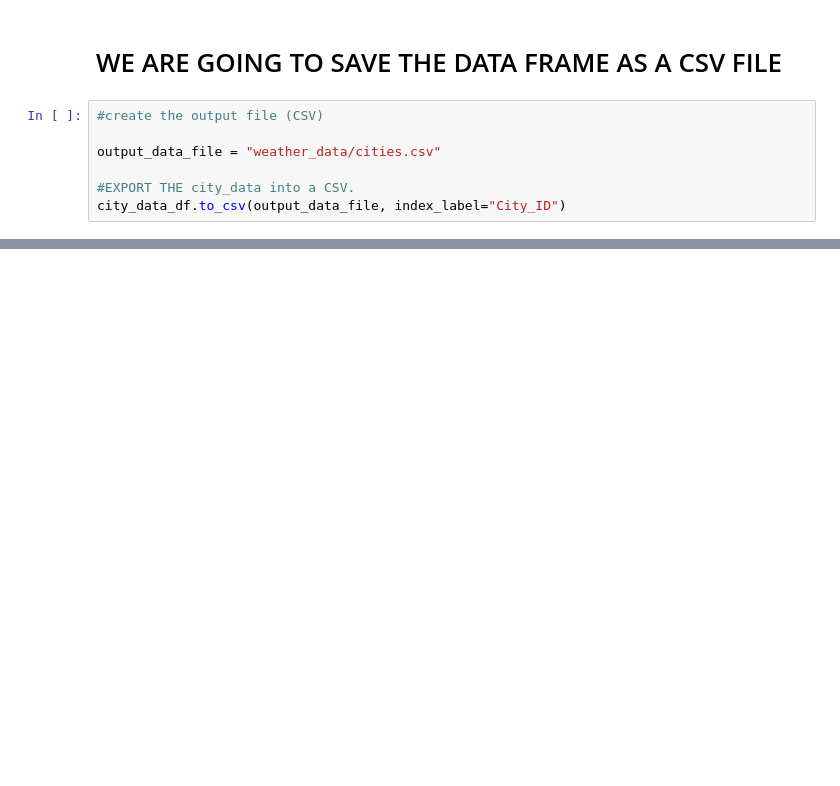
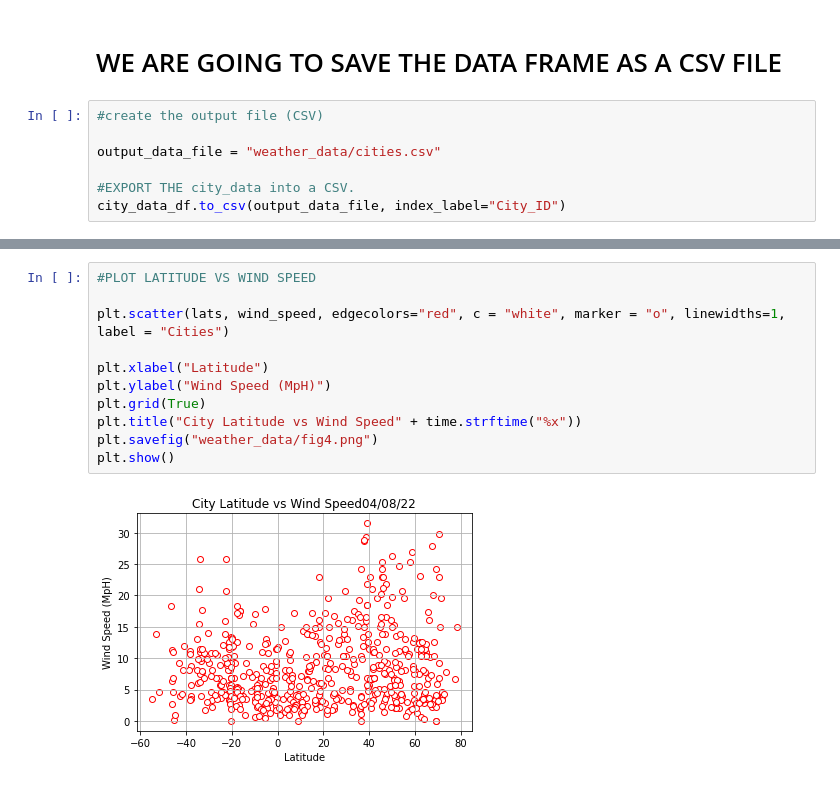
Before and after one commit to mustafaikizler/World_Weather_Analysis, a Jupyter notebook: WeatherPy.ipynb, the cells around one changed output, grey strips where cells are left out. Saved outputs shown, nothing was run; the diff lists cells and outputs as text; blank space fills up the shorter version.

```diff
--- a/WeatherPy.ipynb
+++ b/WeatherPy.ipynb
@@ -189,0 +253,13 @@ city_data_df.to_csv(output_data_file, index_label="City_ID")
+# %%
+#PLOT LATITUDE VS WIND SPEED
+
+plt.scatter(lats, wind_speed, edgecolors="red", c = "white", marker = "o", linewidths=1, label = "Cities")
+
+plt.xlabel("Latitude")
+plt.ylabel("Wind Speed (MpH)")
+plt.grid(True)
+plt.title("City Latitude vs Wind Speed" + time.strftime("%x"))
+plt.savefig("weather_data/fig4.png")
+plt.show()
+# %% [output]
+[figure, added]
```
Also changed, not shown: parts of 7 cells of this notebook, 5 other files.
